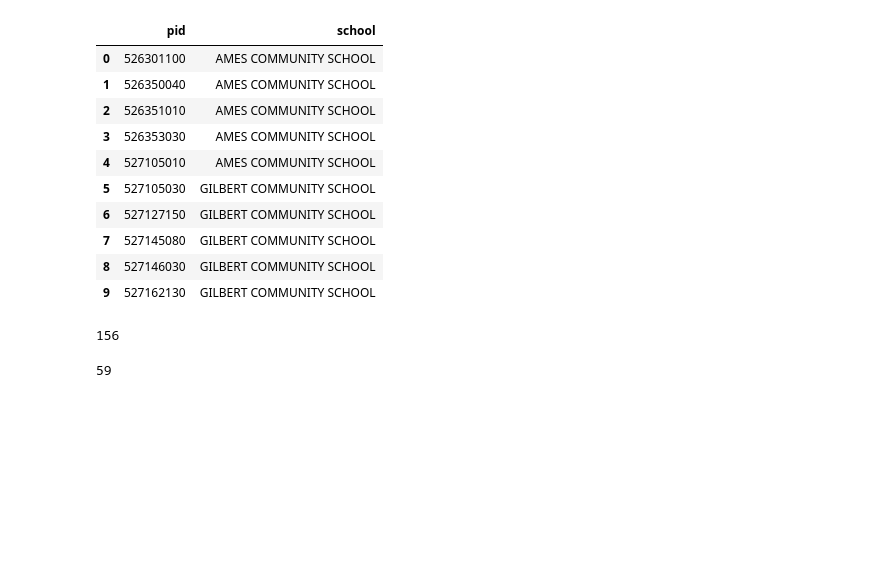
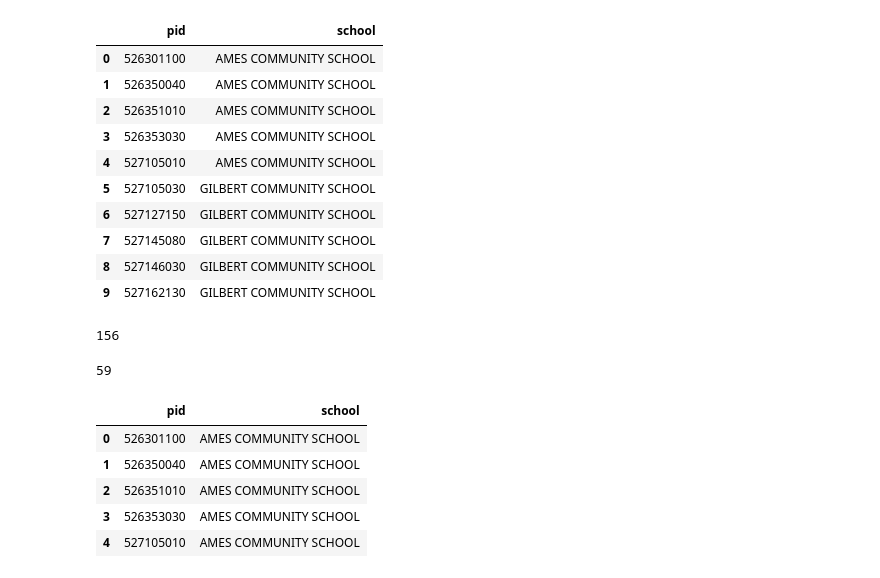
Before and after one commit to Brionnic/sturdy-umbrella, a Jupyter notebook: ScrapeData.ipynb, the cells around one changed output. Drawn from its saved outputs; the diff is of its cells as text; code cells hidden in the pictures; blank space fills up the shorter version.

Commit message:
add scraped data in csv form

```diff
--- a/ScrapeData.ipynb
+++ b/ScrapeData.ipynb
@@ -45,8 +46,8 @@ time.sleep(1)
 driver.find_element_by_css_selector('a.btn.btn-default.button-1').click()
 
 
-# pids = data.PID.iloc[0:10]
-pids = data.PID.iloc[155:]
+pids = data.PID
+# pids = data.PID.iloc[212:]
 
 # print pids
 
@@ -56,7 +57,7 @@ school_list = []
 # example PID: 05-22-160-070
 # example data PID: 526301100
 # converted: 05-26-301-100
-for pid in pids:
+for idx, pid in enumerate(pids):
     pid = str(pid)
     formatted = "{}-{}-{}-{}".format("0" + pid[0], pid[1:3], pid[3:6], pid[6:])
 
@@ -65,10 +66,19 @@ for pid in pids:
     # try to get the div that we want
     div = driver.find_elements_by_id("ctlBodyPane_ctl00_ctl01_lblSchoolDistrict")
 
-    # school district
-    school = div[0].get_attribute("innerHTML")
+#     print div
 
-    school_list.append({"pid":pid, "school":school})
+    # if the div is empty then there's no match, add a nan, otherwise add the
+    # correct item
+    if div == []:
+        school_list.append({"pid":pid, "school":np.nan})
+        print "{:4d}: No match\r".format(idx+1)
+    else:
+        # school district
+        school = div[0].get_attribute("innerHTML")
+
+        school_list.append({"pid":pid, "school":school})
+        print "{:4d}: School: {:<25}\r".format(idx+1, school)
 
     random_time = random.random() * 10.0
     time.sleep(random_time)
@@ -117,3 +143,14 @@ school_back = school_list
 len(school_list)
 # %% [output]
 59
+# %%
+data = pd.DataFrame(school_list)
+# %%
+data.head()
+# %% [output]
+|  | pid | school |
+| 0 | 526301100 | AMES COMMUNITY SCHOOL |
+| 1 | 526350040 | AMES COMMUNITY SCHOOL |
+| 2 | 526351010 | AMES COMMUNITY SCHOOL |
+| 3 | 526353030 | AMES COMMUNITY SCHOOL |
+| 4 | 527105010 | AMES COMMUNITY SCHOOL |
```
Also changed, not shown: parts of 3 cells of this notebook, 2 other files.
